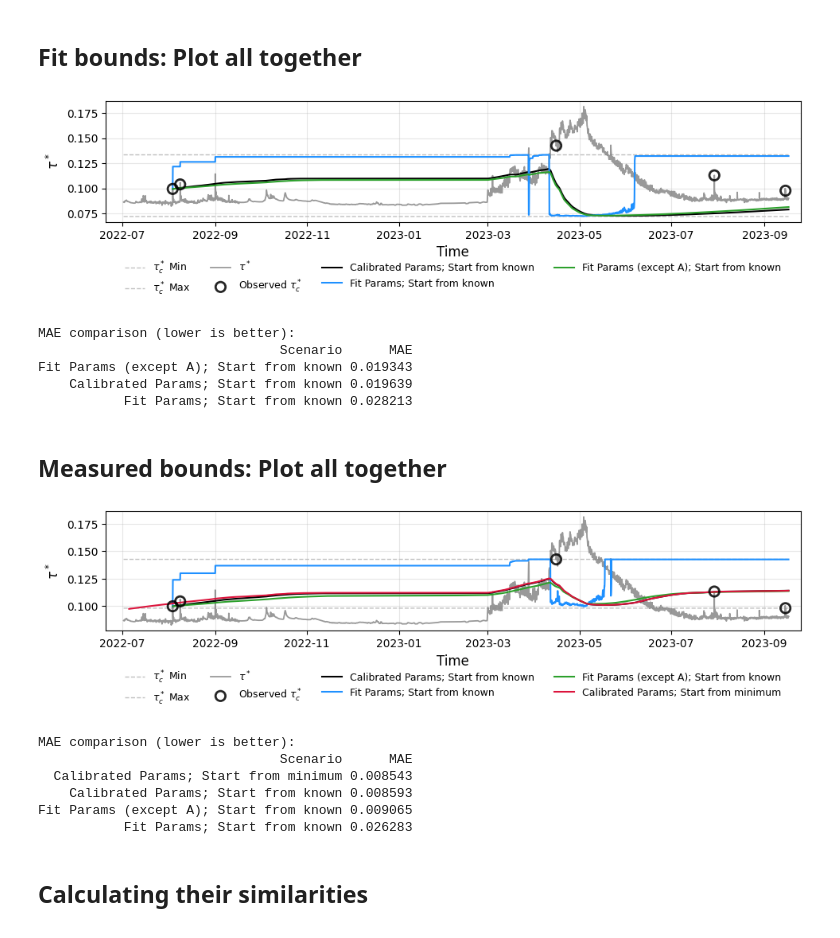
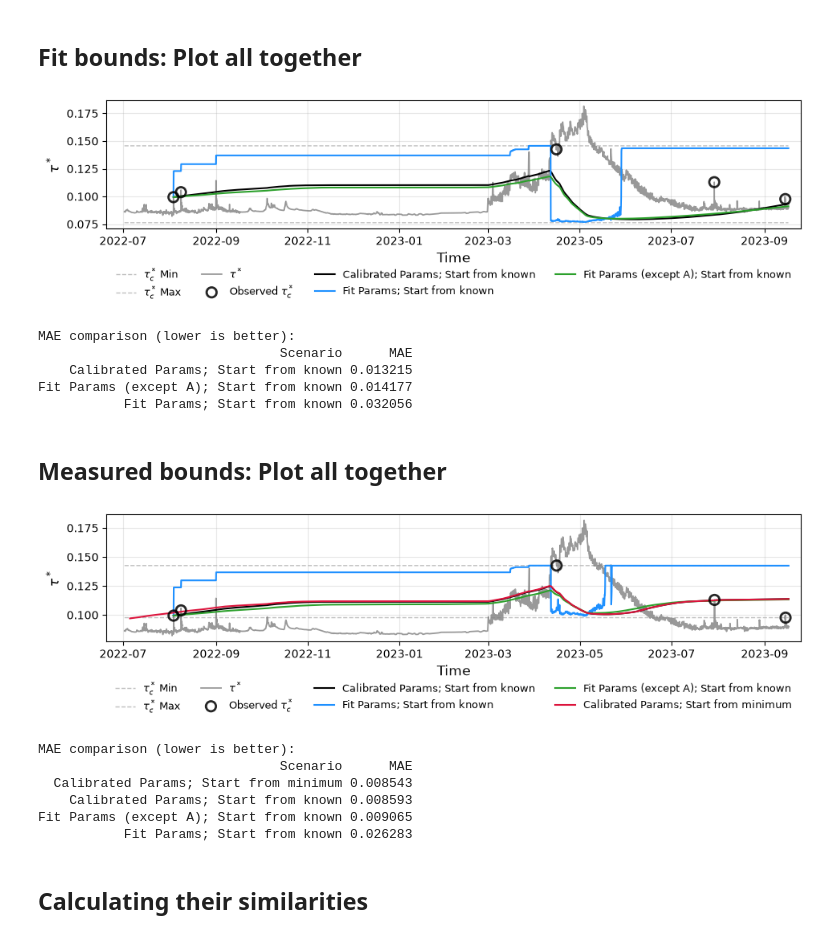
Before and after one commit to nicole-hucke/tauc_plots, a Jupyter notebook: figure8/example_timeseries/predictive_model_field.ipynb, the cells around one changed output. Drawn from its saved outputs; the diff is of its cells as text; code cells hidden in the pictures.

Commit message:
updating new tauc bounds and renamin plot

```diff
--- a/figure8/example_timeseries/predictive_model_field.ipynb
+++ b/figure8/example_timeseries/predictive_model_field.ipynb
@@ -564,8 +564,8 @@ scenarios = [
         "color": "black",
         "event_indices": event_indices,
         "tau_c_obs": tauc_obs_lajara,
-        "tau_c_min": 0.071856367,
-        "tau_c_max": 0.133400673,
+        "tau_c_min": 0.0763,
+        "tau_c_max": 0.1457,
         "dt": 15,
         "A": 0.0000359381366380462,
         "B": 5.03968419957949,
@@ -577,8 +577,8 @@ scenarios = [
         "color": "dodgerblue",
         "event_indices": event_indices,
         "tau_c_obs": tauc_obs_lajara,
-        "tau_c_min": 0.071856367,
-        "tau_c_max": 0.133400673,
+        "tau_c_min": 0.0763,
+        "tau_c_max": 0.1457,
         "dt": 15,
         "A": 0.1406,
         "B": 6.6505,
@@ -590,8 +590,8 @@ scenarios = [
         "color": "#2ca02c",
         "event_indices": event_indices,
         "tau_c_obs": tauc_obs_lajara,
-        "tau_c_min": 0.071856367,
-        "tau_c_max": 0.133400673,
+        "tau_c_min": 0.0763,
+        "tau_c_max": 0.1457,
         "dt": 15,
         "A": 0.0000359381366380462,
         "B": 5.9745,
@@ -604,10 +604,10 @@ results = []
 fig, ax = plt.subplots(figsize=(10, 3))
 
 # min and max context lines
-ax.plot(time_to_index.index, [0.071856367] * len(time_to_index.index), color='silver', linestyle='--', linewidth=1, label=r'$\tau_c^*$ Min',)
+ax.plot(time_to_index.index, [0.0763] * len(time_to_index.index), color='silver', linestyle='--', linewidth=1, label=r'$\tau_c^*$ Min',)
 ax.plot(
     time_to_index.index,
-    [0.133400673] * len(time_to_index.index),
+    [0.1457] * len(time_to_index.index),
     color='silver',
     linestyle='--',
     linewidth=1,
@@ -646,40 +646,40 @@ for scenario in scenarios:
     else:
         mae = np.nan
 
     results.append({
         "Scenario": scenario["label"],
         "MAE": mae,
     })
 
     mae_txt = f"{mae:.5f}" if np.isfinite(mae) else "NaN"
     ax.plot(
         pred_series.index,
         pred_series.values,
         color=scenario["color"],
         linewidth=1.5,
         label=f"{scenario['label']}",
         linestyle='-',
     )
 
 ax.set_ylabel(r'$\tau^*$', fontsize=12)
 ax.set_xlabel('Time', fontsize=12)
 ax.grid(True, alpha=0.3)
 ax.legend(fontsize=9, loc='upper center', bbox_to_anchor=(0.5, -0.24), ncol=4, edgecolor='none', framealpha=0.9)
 plt.xlim(pd.Timestamp("2022-06-20"), pd.Timestamp("2023-09-25"))
 plt.tight_layout()
-plt.savefig('tauc_evolution_examples.png', dpi=300)
+plt.savefig('fit_bounds_tauc_evolution.png', dpi=300)
 plt.show()
 
 mae_table = pd.DataFrame(results).sort_values("MAE")
 print("MAE comparison (lower is better):")
 print(mae_table.to_string(index=False))
 # %% [output]
-[figure, old version]
+[figure, new version]
 MAE comparison (lower is better):
                                Scenario      MAE
-Fit Params (except A); Start from known 0.019343
-    Calibrated Params; Start from known 0.019639
-           Fit Params; Start from known 0.028213
+    Calibrated Params; Start from known 0.013215
+Fit Params (except A); Start from known 0.014177
+           Fit Params; Start from known 0.032056
 # %% [markdown]
 ## Measured bounds: Plot all together
 # %%
@@ -806,14 +806,14 @@ ax.grid(True, alpha=0.3)
 ax.legend(fontsize=9, loc='upper center', bbox_to_anchor=(0.5, -0.25), ncol=4, edgecolor='none', framealpha=0.9)
 plt.xlim(pd.Timestamp("2022-06-20"), pd.Timestamp("2023-09-25"))
 plt.tight_layout()
-plt.savefig('tauc_evolution_examples.png', dpi=300)
+plt.savefig('measured_bounds_tauc_evolution.png', dpi=300)
 plt.show()
 
 mae_table = pd.DataFrame(results).sort_values("MAE")
 print("MAE comparison (lower is better):")
 print(mae_table.to_string(index=False))
 # %% [output]
-[figure, old version]
+[figure, new version]
 MAE comparison (lower is better):
                                Scenario      MAE
   Calibrated Params; Start from minimum 0.008543
```
Also changed, not shown: parts of 2 cells of this notebook, 3 other files.
